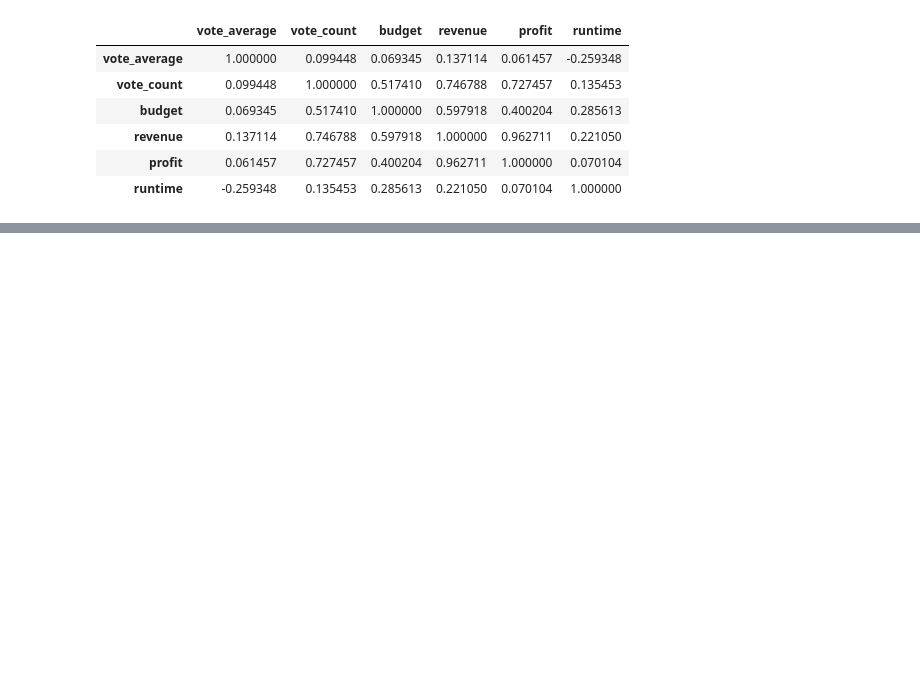
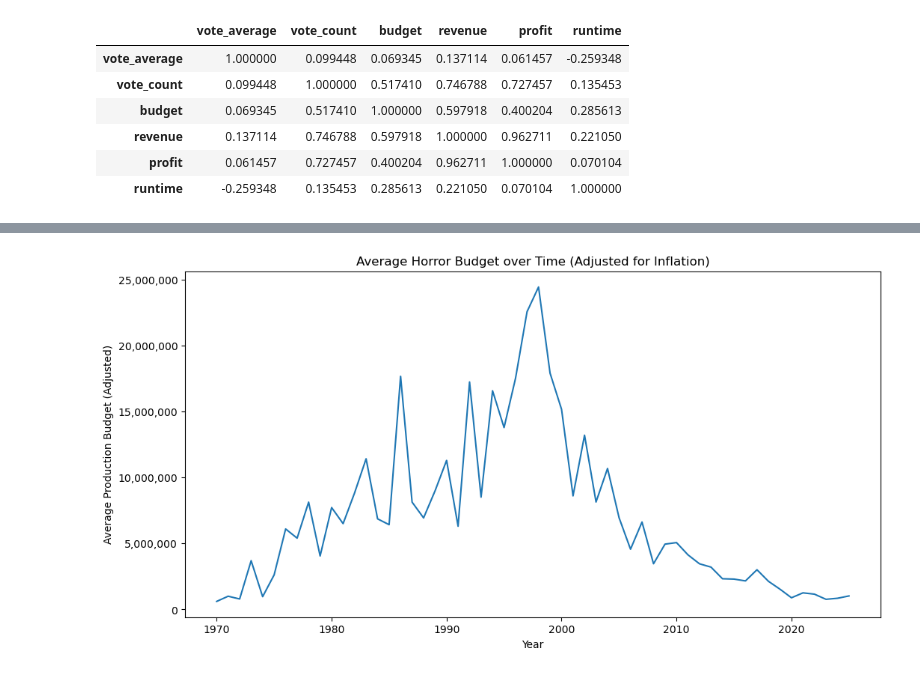
Before and after one commit to JoshGarzaniti/TMDB-Film-Analysis, a Jupyter notebook: Horror Movie Analysis.ipynb, the cells around one changed output, grey strips where cells are left out. Drawn from its saved outputs; the diff is of its cells as text; code cells hidden in the pictures; blank space fills up the shorter version.

```diff
--- a/Horror Movie Analysis.ipynb
+++ b/Horror Movie Analysis.ipynb
@@ -686,3 +197,0 @@ import matplotlib.ticker as mtick
-# %%
-# Load Data
-horror_movies = pd.read_csv("C:/Personal Projects/horror_movies.csv")
@@ -1021,0 +325,14 @@ comparison_df
+# %%
+## Looking at horror movies with an emphasis on inflation adjusted metrics
+
+adjusted_horror_movies = horror_movies.copy()
+
+#We are assuming 3% inflation across the board for all years
+
+adjusted_horror_movies['Adjusted Budget'] = adjusted_horror_movies['budget'] + (adjusted_horror_movies['budget'] * 0.03 * (2024 - adjusted_horror_movies['year']))
+
+adjusted_horror_movies['Adjusted Revenue'] = adjusted_horror_movies['revenue'] + (adjusted_horror_movies['revenue'] * 0.03 * (2024 - adjusted_horror_movies['year']))
+
+adjusted_horror_movies['Adjusted Profit'] = adjusted_horror_movies['Adjusted Revenue'] - adjusted_horror_movies['Adjusted Budget']
+
+adjusted_horror_movies.head(5)
@@ -1021,0 +346,25 @@ comparison_df
+# %%
+# Replace 0s with NaN in the specified columns
+adjusted_horror_movies[['vote_average','vote_count', 'budget', 'revenue', 'runtime', ]] = adjusted_horror_movies[['vote_average','vote_count', 'budget', 'revenue', 'runtime', ]].replace(0, np.nan)
+
+# Then drop rows with NA in these key columns (if you want a cleaned dataset)
+adjusted_horror_movies_cleaned_all = adjusted_horror_movies.dropna(subset=['vote_count', 'budget', 'revenue', 'vote_average', 'runtime'])
+
+adjusted_horror_movies_cleaned_votes = adjusted_horror_movies.dropna(subset=['vote_count'])
+
+adjusted_horror_movies_cleaned_budget = adjusted_horror_movies.dropna(subset=['budget'])
+
+adjusted_horror_movies_cleaned_runtime = adjusted_horror_movies.dropna(subset=['runtime'])
+# %%
+#Horror Movie Budgets over time (adjusted for inflation)
+
+horror_budgets_by_year_adjusted = adjusted_horror_movies_cleaned_budget.groupby('year')['Adjusted Budget'].mean()
+plt.figure(figsize=(12,6))
+plt.plot(horror_budgets_by_year_adjusted.index, horror_budgets_by_year_adjusted.values)
+plt.title('Average Horror Budget over Time (Adjusted for Inflation)')
+plt.xlabel('Year')
+plt.ylabel('Average Production Budget (Adjusted)')
+plt.gca().yaxis.set_major_formatter(mtick.StrMethodFormatter('{x:,.0f}'))
+plt.show()
+# %% [output]
+[figure, added]
```
Also changed, not shown: parts of 42 cells of this notebook.
